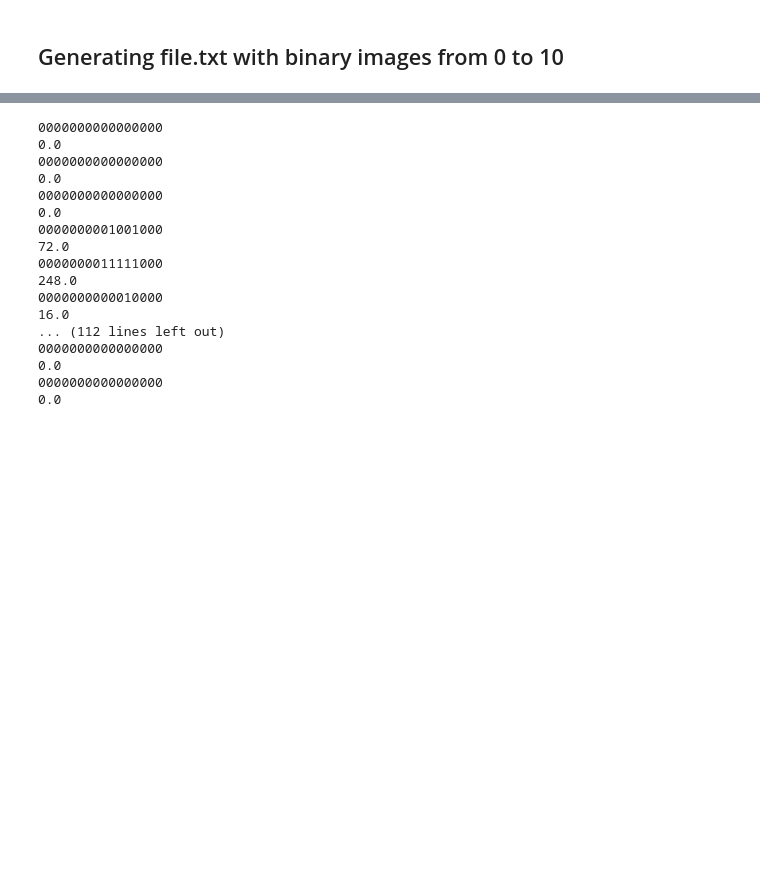
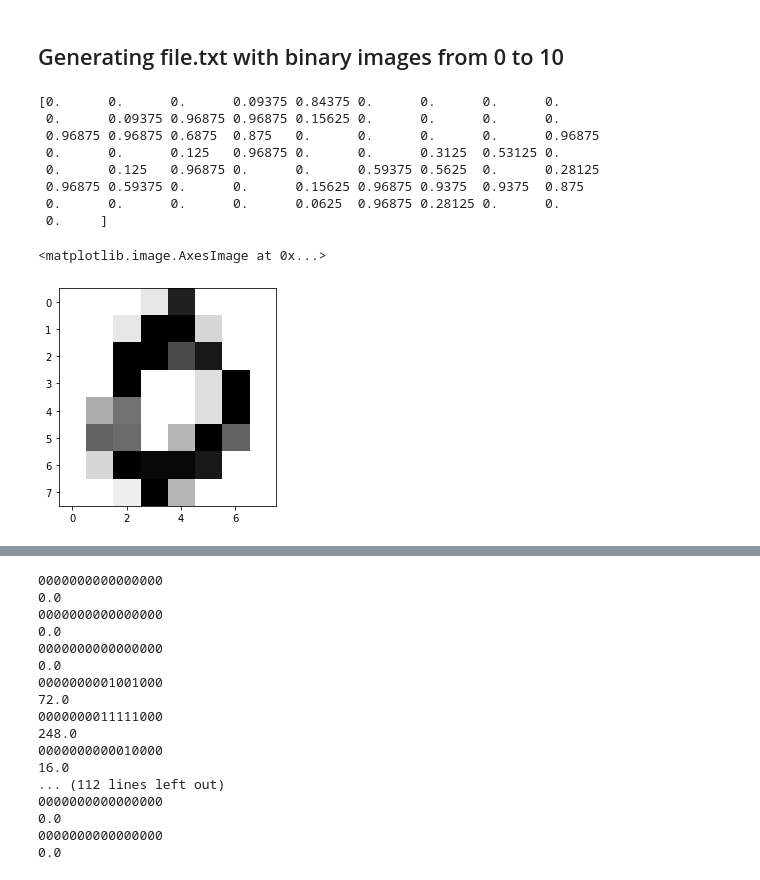
Before and after one commit to LorenzoValente3/Autoencoder-for-FPGA, a Jupyter notebook: imgs4FPGA.ipynb, the cells around one changed output, grey strips where cells are left out. Drawn from its saved outputs; the diff is of its cells as text; code cells hidden in the pictures; blank space fills up the shorter version.

```diff
--- a/imgs4FPGA.ipynb
+++ b/imgs4FPGA.ipynb
@@ -88,3 +93,18 @@ Found 980 0s
 [figure]
 # %% [markdown]
 ## Generating file.txt with binary images from 0 to 10
+# %%
+img = test[3]
+print(img)
+plt.imshow(img.reshape(size_final,size_final), cmap='gray_r')
+# %% [output]
+[0.      0.      0.      0.09375 0.84375 0.      0.      0.      0.
+ 0.      0.09375 0.96875 0.96875 0.15625 0.      0.      0.      0.
+ 0.96875 0.96875 0.6875  0.875   0.      0.      0.      0.      0.96875
+ 0.      0.      0.125   0.96875 0.      0.      0.3125  0.53125 0.
+ 0.      0.125   0.96875 0.      0.      0.59375 0.5625  0.      0.28125
+ 0.96875 0.59375 0.      0.      0.15625 0.96875 0.9375  0.9375  0.875
+ 0.      0.      0.      0.      0.0625  0.96875 0.28125 0.      0.
+ 0.     ]
+<matplotlib.image.AxesImage at 0x...>
+[figure, added]
```
Also changed, not shown: parts of 4 cells of this notebook, 8 other files.
